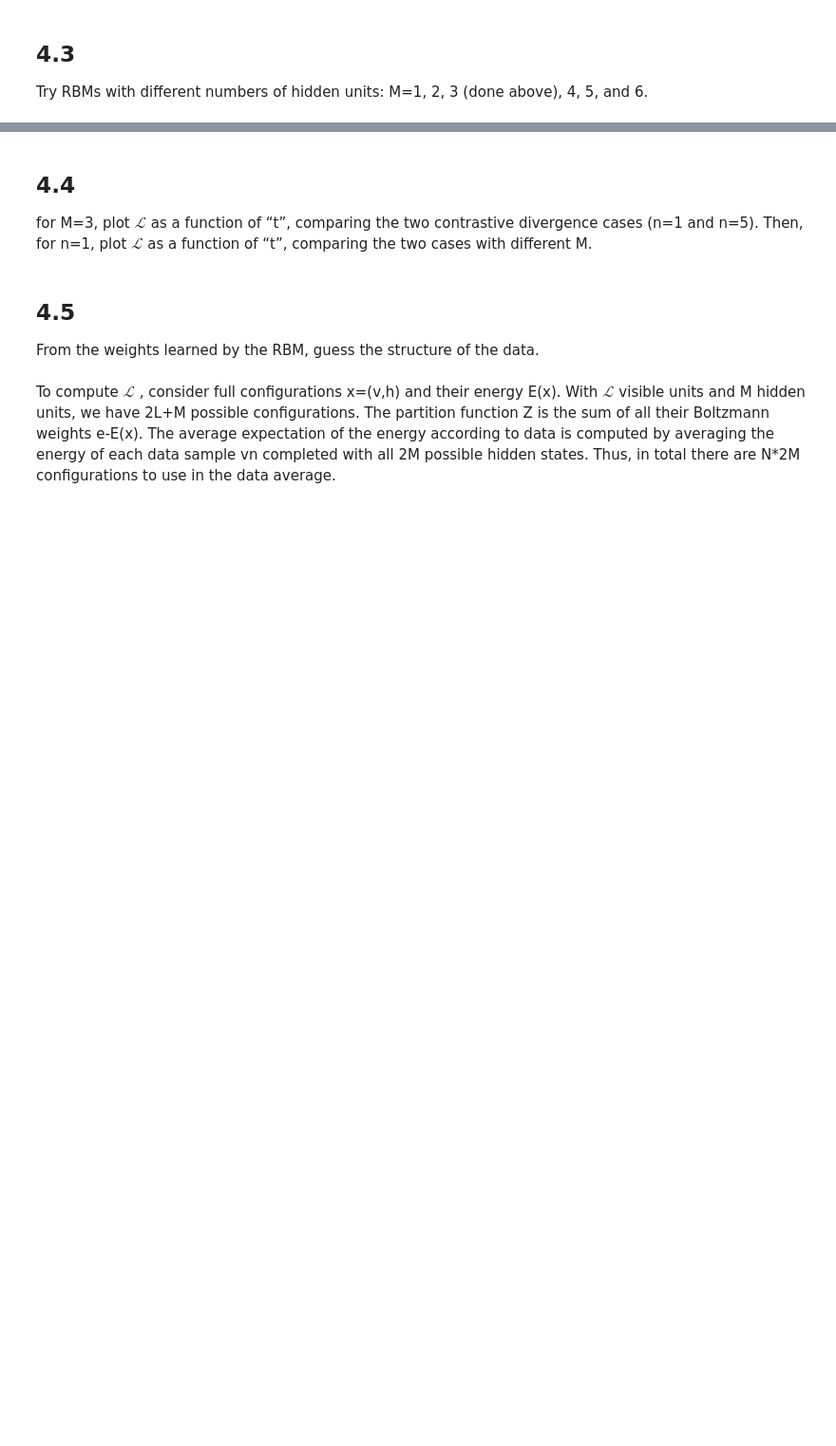
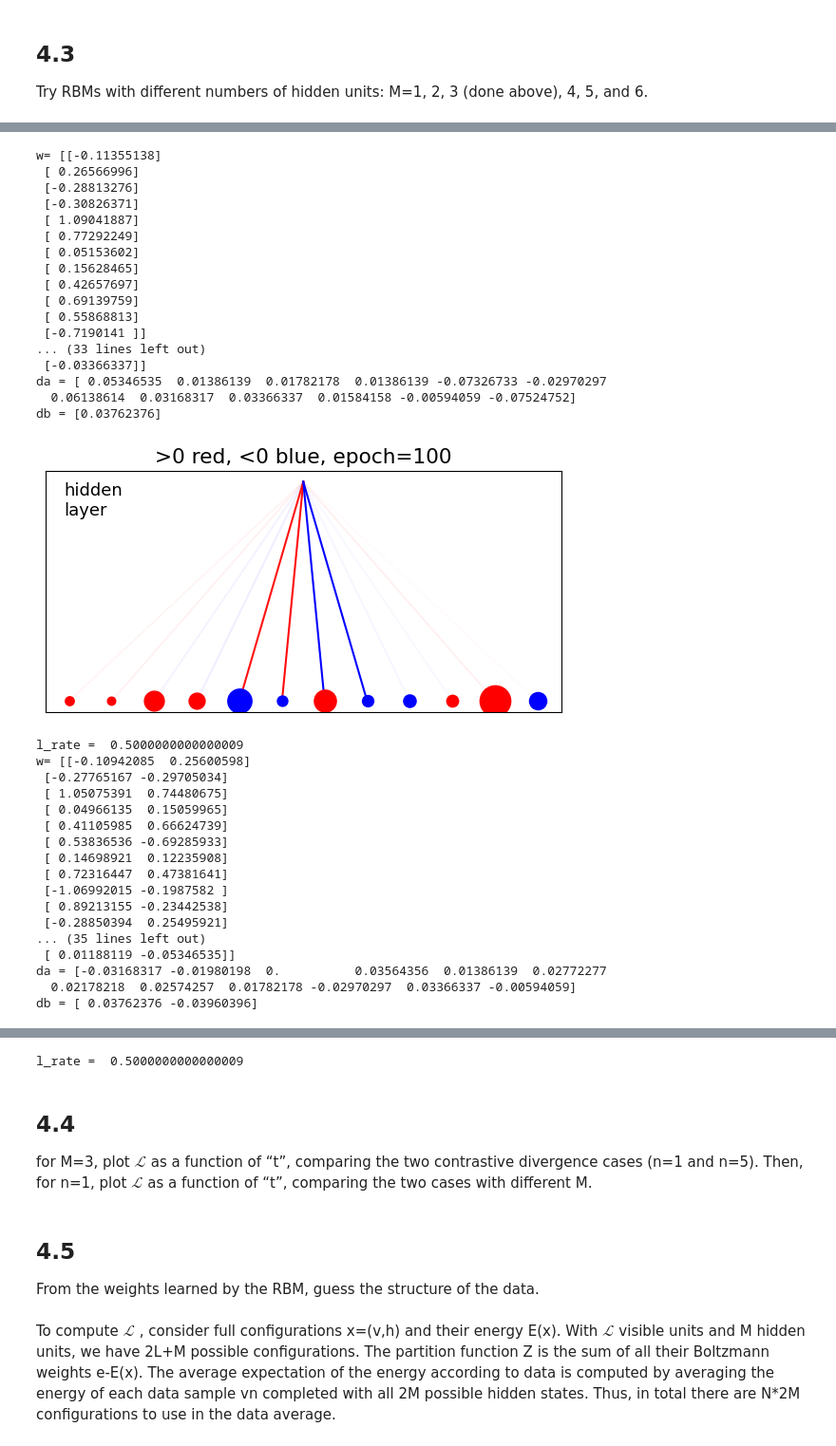
Before and after one commit to lm-schulze/LCP-Mod-B, a Jupyter notebook: Ex4/group2413_exercise4.ipynb, the cells around one changed output, grey strips where cells are left out. Shown at 95% size. Drawn from its saved outputs; the diff is of its cells as text; code cells hidden in the pictures; blank space fills up the shorter version.

```diff
--- a/Ex4/group2413_exercise4.ipynb
+++ b/Ex4/group2413_exercise4.ipynb
@@ -11,0 +20,33 @@ configurations with L=10 bits). Use an RBM with M=3 hidden units.
+# %%
+dname="DATA"; fname=dname+'/x_RBM_2024_lesson.dat'
+
+
+# loading data: each row is a list of visible units
+# NOTE: data "x" here is named "v" for "visible"
+v = np.loadtxt(fname, delimiter=" ",dtype=int)
+# store in v0, because later we will shuffle v
+v0 = np.copy(v)
+# to start, take a small subsample
+# v = v[1:11]
+N = len(v)
+L = len(v[1])
+
+#SPINS = True
+SPINS = False
+
+if SPINS:
+    # sigmoid takes into account energy difference =2
+    GAP=2
+    # convert 0,1 -> -1,1
+    v = 2*v - 1
+    vmin=-1
+else:
+    GAP=1
+    vmin=0
+
+print(f'each of N={N} data has L={L} digits')
+
+for i in range(min(12,N)):
+    if SPINS: print(v0[i],"\n->",v[i])
+    else: print(v[i])
+print('...')
@@ -221,0 +447,45 @@ Try RBMs with different numbers of hidden units: M=1, 2, 3 (done above), 4, 5, a
+# %%
+mvals = np.arange(1,7)
+# M=1 needs a different coordinate creation
+# bc we get a division by 0 otherwise
+for m in mvals:
+    # initialise RBM
+    w, a, b = init_RBM(L, M=m)
+    # train RBM, show only last plot (at epoch==100)
+    train_RBM(w, a, b, showIntermediatePlots=False)
+# %% [output]
+w= [[-0.11355138]
+ [ 0.26566996]
+ [-0.28813276]
+ [-0.30826371]
+ [ 1.09041887]
+ [ 0.77292249]
+ [ 0.05153602]
+ [ 0.15628465]
+ [ 0.42657697]
+ [ 0.69139759]
+ [ 0.55868813]
+ [-0.7190141 ]]
+... (33 lines left out)
+ [-0.03366337]]
+da = [ 0.05346535  0.01386139  0.01782178  0.01386139 -0.07326733 -0.02970297
+  0.06138614  0.03168317  0.03366337  0.01584158 -0.00594059 -0.07524752]
+db = [0.03762376]
+[figure, added]
+l_rate =  0.5000000000000009
+w= [[-0.10942085  0.25600598]
+ [-0.27765167 -0.29705034]
+ [ 1.05075391  0.74480675]
+ [ 0.04966135  0.15059965]
+ [ 0.41105985  0.66624739]
+ [ 0.53836536 -0.69285933]
+ [ 0.14698921  0.12235908]
+ [ 0.72316447  0.47381641]
+ [-1.06992015 -0.1987582 ]
+ [ 0.89213155 -0.23442538]
+ [-0.28850394  0.25495921]
+... (35 lines left out)
+ [ 0.01188119 -0.05346535]]
+da = [-0.03168317 -0.01980198  0.          0.03564356  0.01386139  0.02772277
+  0.02178218  0.02574257  0.01782178 -0.02970297  0.03366337 -0.00594059]
+db = [ 0.03762376 -0.03960396]
@@ -222,3 +565,4 @@ Try RBMs with different numbers of hidden units: M=1, 2, 3 (done above), 4, 5, a
+l_rate =  0.5000000000000009
 # %% [markdown]
 ## 4.4
 for M=3, plot $\mathscr{L}$ as a function of “t”, comparing the two contrastive divergence cases (n=1 and n=5). Then, for n=1, plot $\mathscr{L}$ as a function of “t”, comparing the two cases with different M.
```
Also changed, not shown: parts of 10 cells of this notebook.
